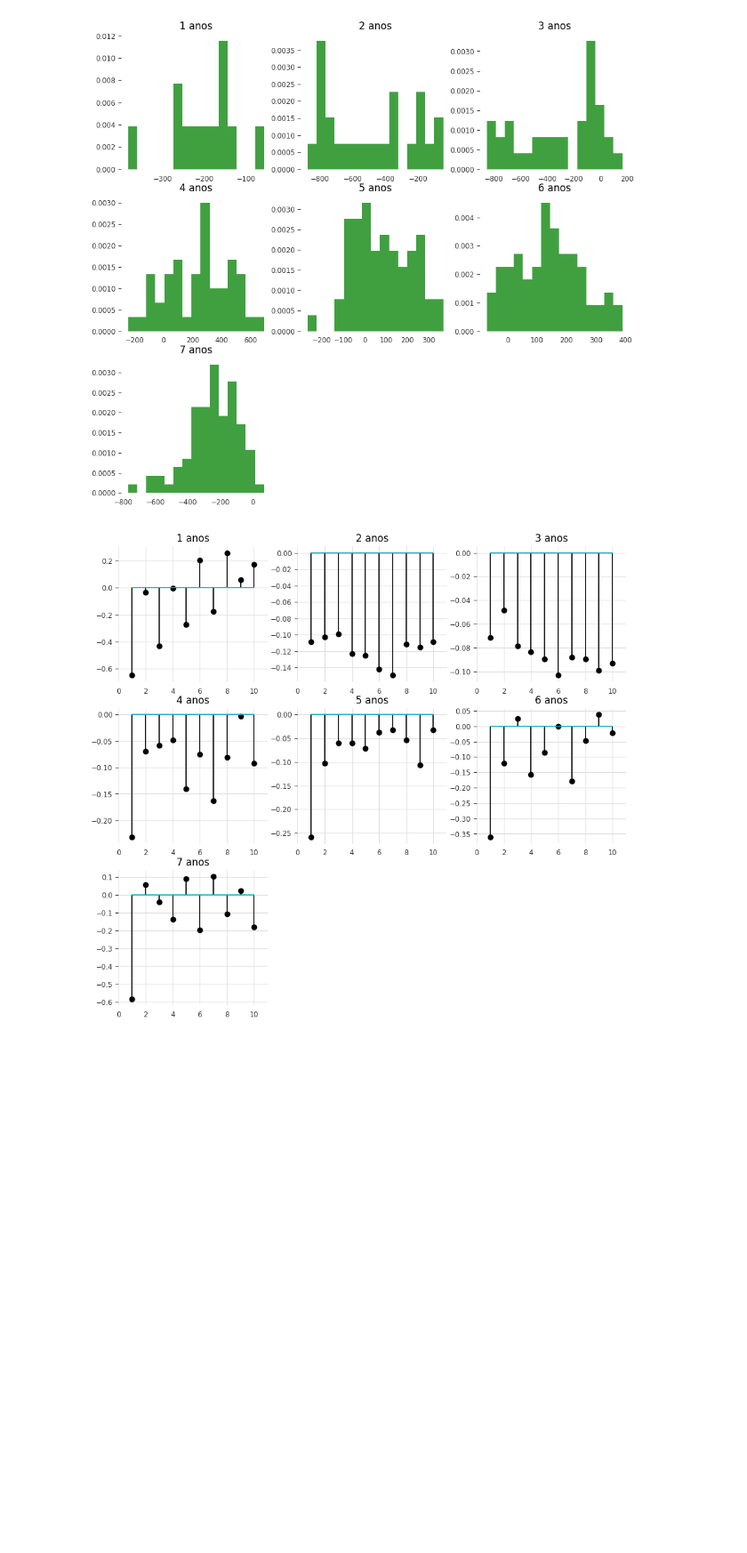
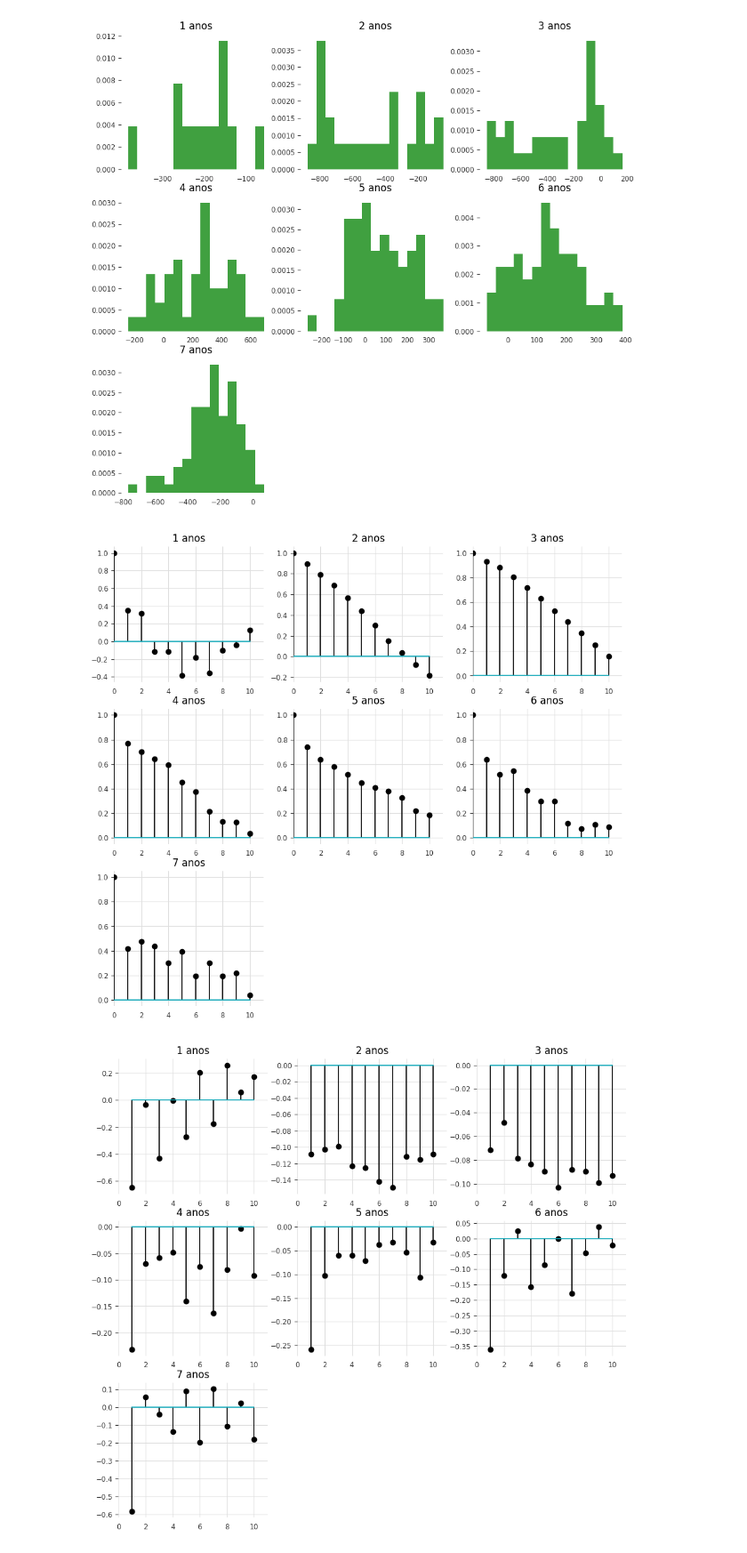
Before and after one commit to aruasouza/CTG, a Jupyter notebook: errors.ipynb, the cells around one changed output. Shown at 89% size. Cells and saved outputs as stored; diff of their text form; code cells hidden in the pictures; blank space fills up the shorter version.

Commit message:
autocorrelation diff

```diff
--- a/errors.ipynb
+++ b/errors.ipynb
@@ -55,6 +55,20 @@ for i in range(1,8):
 plt.show()
 # %% [output]
 [figure]
+# %%
+f = plt.figure()
+f.set_figwidth(11)
+f.set_figheight(10)
+for i in range(1,8):
+    plt.subplot(3,3,i)
+    autocorr = acf(ipca[i]['res'].dropna(),nlags = 10)
+    lags = range(0,11)
+    plt.stem(lags,autocorr)
+    plt.xlim([0,11])
+    plt.title(f'{i} anos')
+plt.show()
+# %% [output]
+[figure, added]
 # %%
 f = plt.figure()
 f.set_figwidth(11)
```
Also changed, not shown: parts of 2 cells of this notebook.
